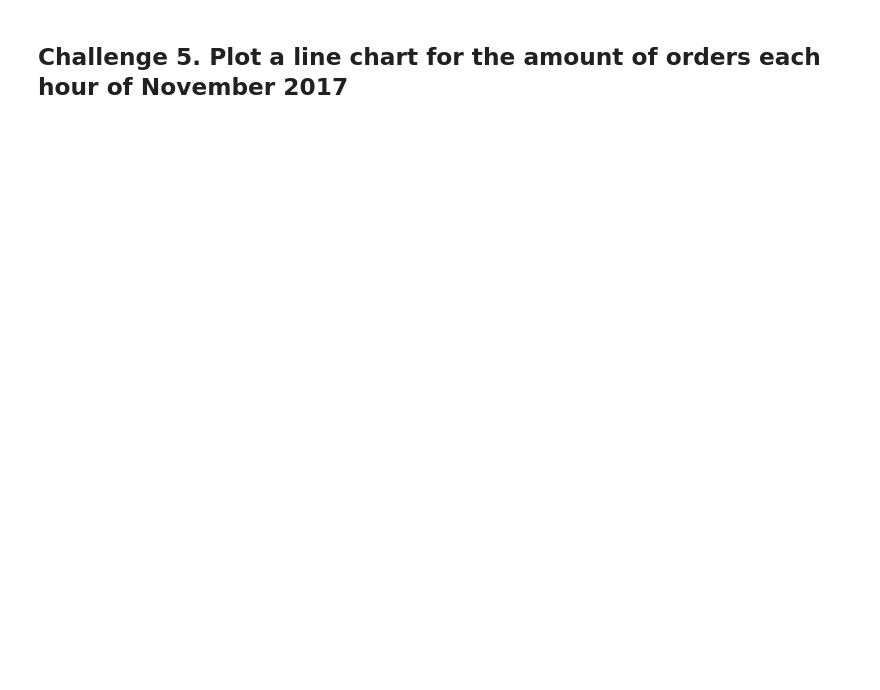
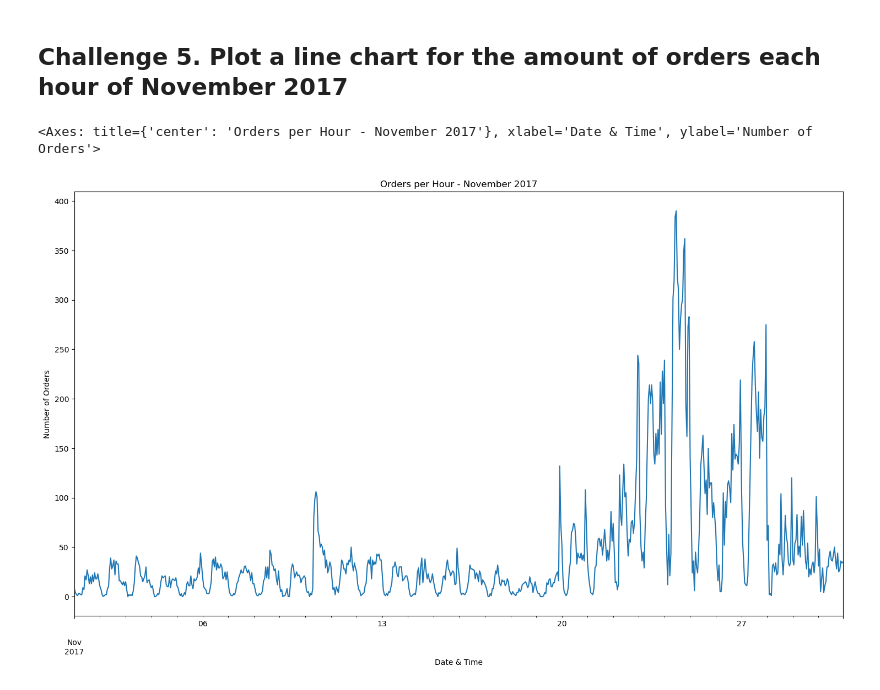
Before and after one commit to Cooljoe67/eniac_data_cleaning, a Jupyter notebook: 4_groupby_challenges.ipynb, the cells around one changed output. Cells and saved outputs as stored; diff of their text form; code cells hidden in the pictures; blank space fills up the shorter version.

```diff
--- a/4_groupby_challenges.ipynb
+++ b/4_groupby_challenges.ipynb
@@ -355,0 +426,14 @@ Bonus points for using your pandas plotting skills.
+# %%
+orders_cl['created_date'] = pd.to_datetime(orders_cl['created_date'])
+
+(
+    orders_cl.loc[orders_cl['created_date']
+                  .between('2017-11-01','2017-11-30 23:59:59')]
+                  .set_index('created_date')
+                  .resample('h')
+                  .size()
+                  .plot(kind='line',figsize=(18,10), title='Orders per Hour - November 2017',xlabel='Date & Time', ylabel='Number of Orders')
+)
+# %% [output]
+<Axes: title={'center': 'Orders per Hour - November 2017'}, xlabel='Date & Time', ylabel='Number of Orders'>
+[figure, added]
```
Also changed, not shown: parts of 14 cells of this notebook, 2 other files.
